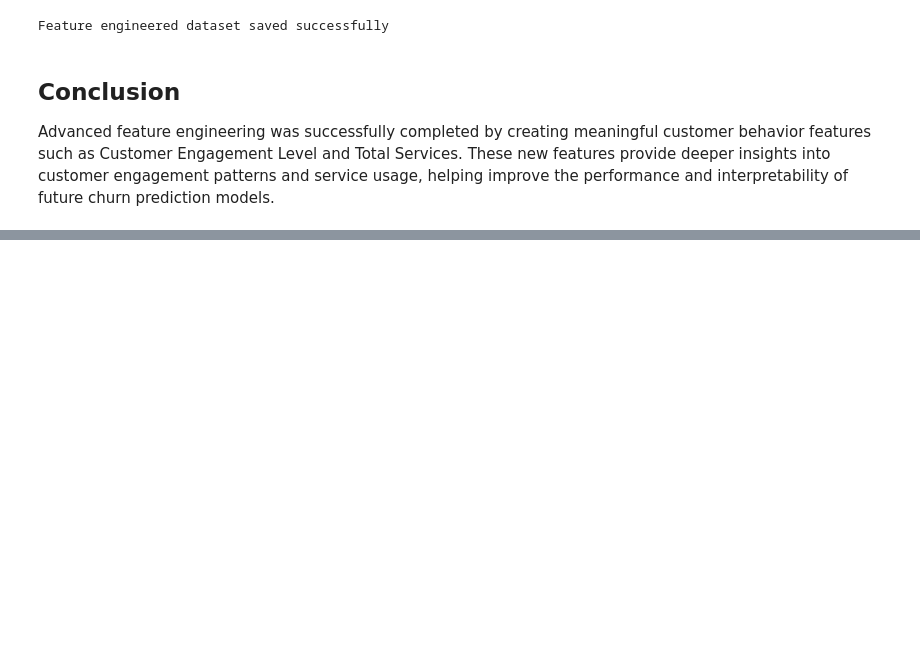
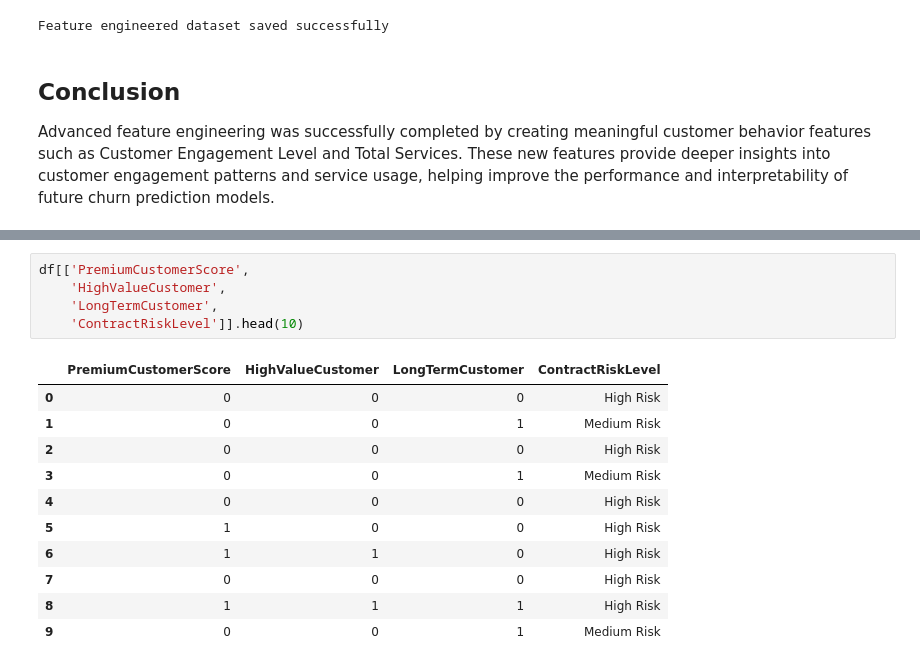
Before and after one commit to begamafreen8088-afk/zaalima-data-analytic, a Jupyter notebook: scripts/feature_engineering.ipynb, the cells around one changed output, grey strips where cells are left out. Cells and saved outputs as stored; diff of their text form; blank space fills up the shorter version.

```diff
--- a/scripts/feature_engineering.ipynb
+++ b/scripts/feature_engineering.ipynb
@@ -436,0 +517,17 @@ Advanced feature engineering was successfully completed by creating meaningful c
+# %%
+df[['PremiumCustomerScore',
+    'HighValueCustomer',
+    'LongTermCustomer',
+    'ContractRiskLevel']].head(10)
+# %% [output]
+|  | PremiumCustomerScore | HighValueCustomer | LongTermCustomer | ContractRiskLevel |
+| 0 | 0 | 0 | 0 | High Risk |
+| 1 | 0 | 0 | 1 | Medium Risk |
+| 2 | 0 | 0 | 0 | High Risk |
+| 3 | 0 | 0 | 1 | Medium Risk |
+| 4 | 0 | 0 | 0 | High Risk |
+| 5 | 1 | 0 | 0 | High Risk |
+| 6 | 1 | 1 | 0 | High Risk |
+| 7 | 0 | 0 | 0 | High Risk |
+| 8 | 1 | 1 | 1 | High Risk |
+| 9 | 0 | 0 | 1 | Medium Risk |
```
Also changed, not shown: parts of 14 cells of this notebook, 3 other files.
